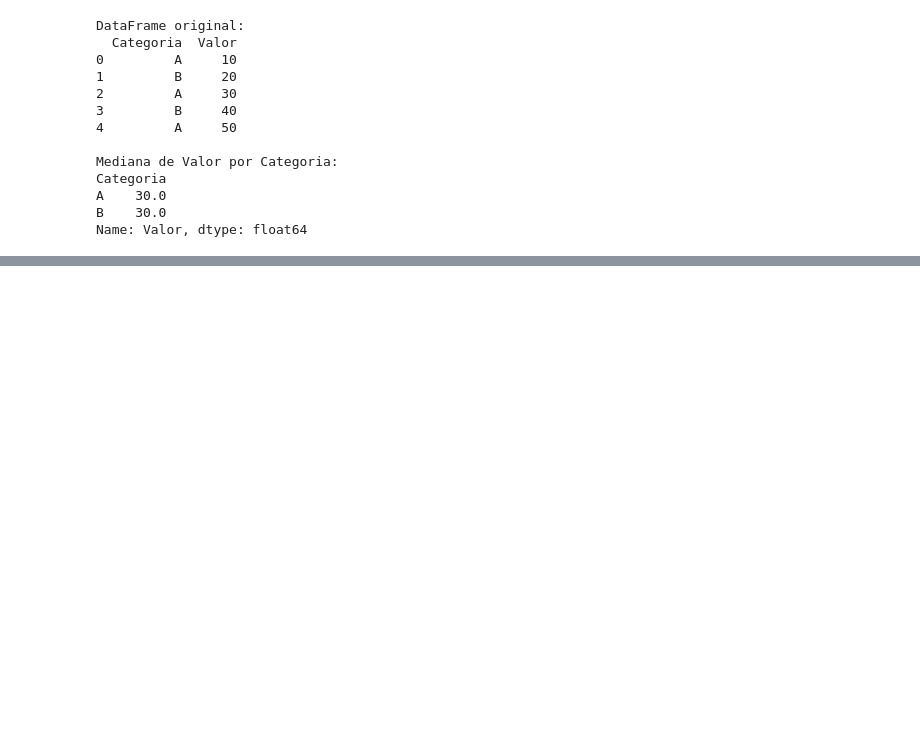
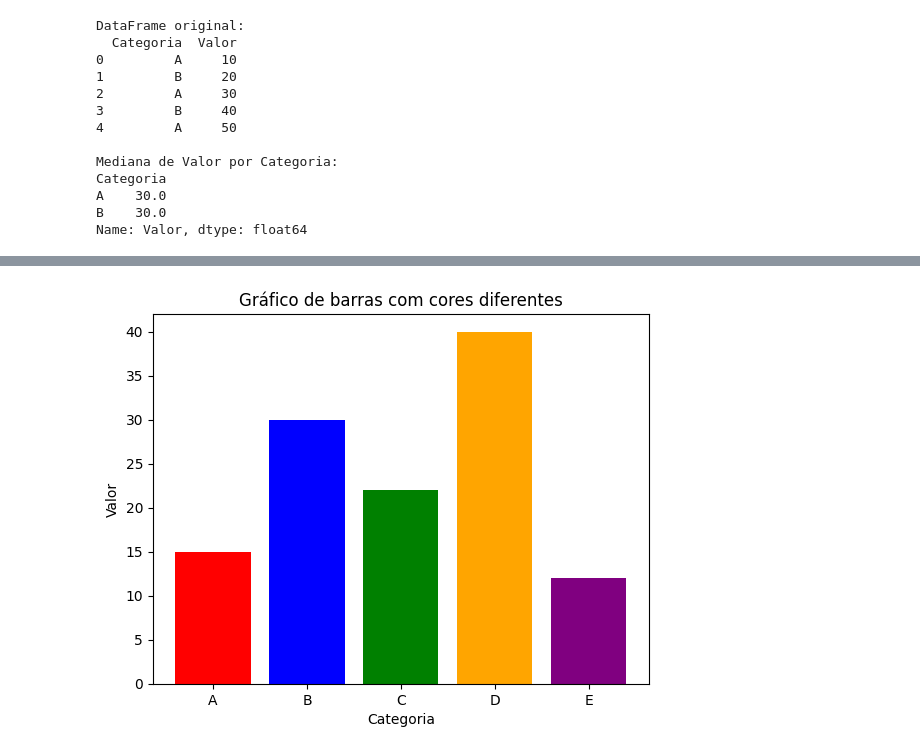
Before and after one commit to samuel76-art/Disciplina-de-Inteligencia-Artificial-UMC, a Jupyter notebook: Atividades_de_Data_Science_NumPy,_SciPy,_Pandas_e_Matplotlib[Samuel_Sousa_Santos][B][Noite].ipynb, the cells around one changed output, grey strips where cells are left out. Saved outputs shown, nothing was run; the diff lists cells and outputs as text; code cells hidden in the pictures; blank space fills up the shorter version.

```diff
--- a/Atividades_de_Data_Science_NumPy,_SciPy,_Pandas_e_Matplotlib[Samuel_Sousa_Santos][B][Noite].ipynb
+++ b/Atividades_de_Data_Science_NumPy,_SciPy,_Pandas_e_Matplotlib[Samuel_Sousa_Santos][B][Noite].ipynb
@@ -1303,0 +1368,18 @@ Name: Valor, dtype: float64
+# %%
+#Exercicio 4
+import matplotlib.pyplot as plt
+# Raciocínio - Passo uma lista de cores para o parâmetro color de plt.bar() — o Matplotlib associa cada cor da lista à barra correspondente na mesma posição.
+# Definição das categorias e valores
+categorias = ['A', 'B', 'C', 'D', 'E']
+valores = [15, 30, 22, 40, 12]
+cores = ['red', 'blue', 'green', 'orange', 'purple']
+# Criando o gráfico de barras
+plt.bar(categorias, valores, color=cores)
+# Personalizando o gráfico
+plt.title('Gráfico de barras com cores diferentes')
+plt.xlabel('Categoria')
+plt.ylabel('Valor')
+# Exibindo o gráfico
+plt.show()
+# %% [output]
+[figure, added]
```
Also changed, not shown: parts of 19 cells of this notebook.
